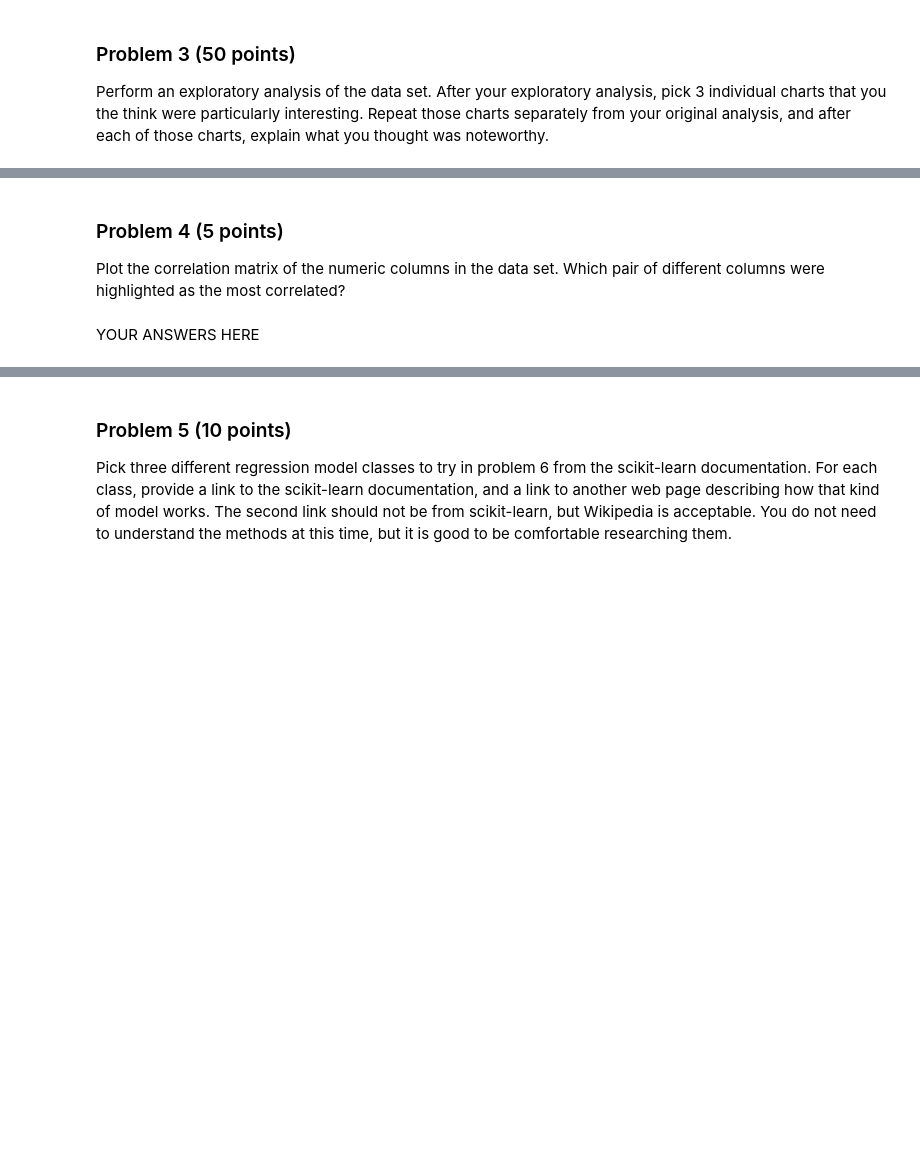
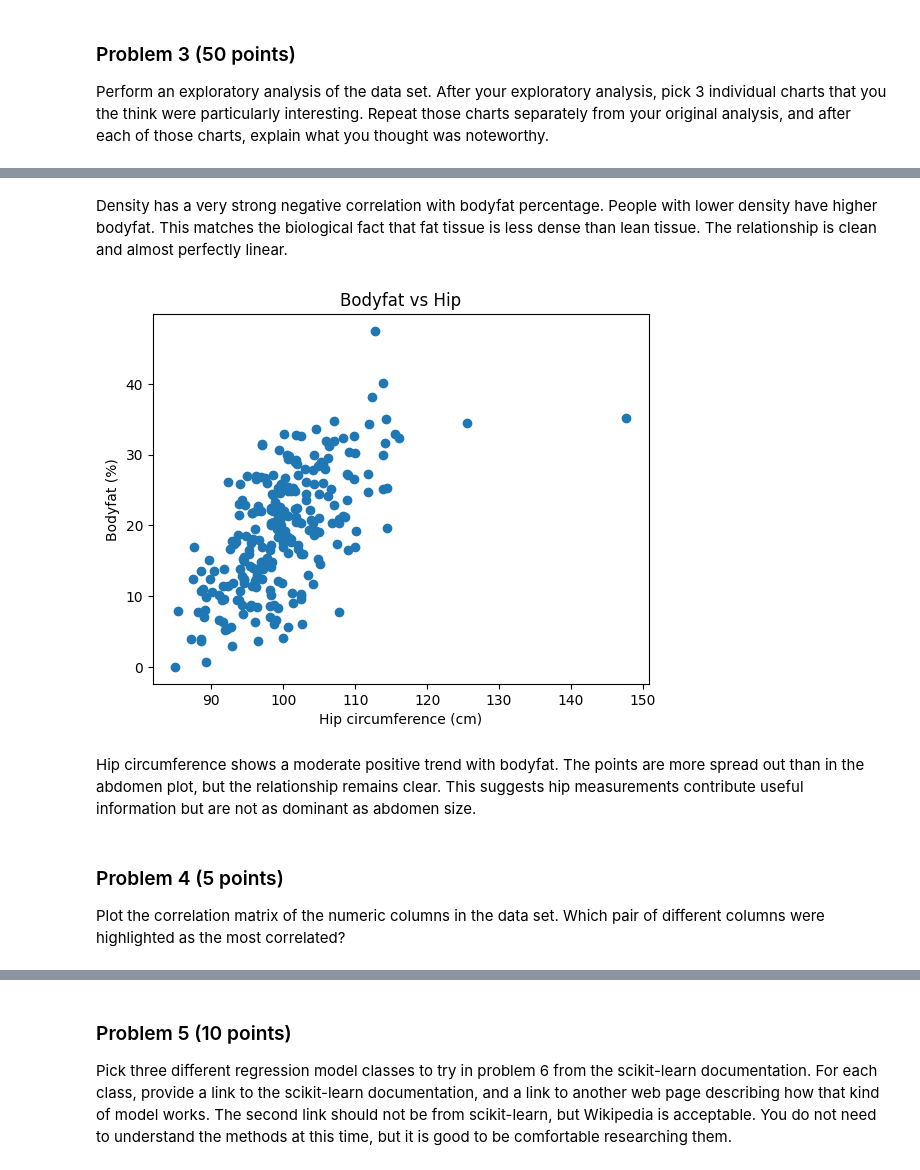
Before and after one commit to nmaldon1/dx602-final-project, a Jupyter notebook: project.ipynb, the cells around one changed output, grey strips where cells are left out. Drawn from its saved outputs; the diff is of its cells as text; code cells hidden in the pictures; blank space fills up the shorter version.

```diff
--- a/project.ipynb
+++ b/project.ipynb
@@ -131,3 +247,15 @@ YOUR ANSWERS HERE
+# %% [markdown]
+Density has a very strong negative correlation with bodyfat percentage. People with lower density have higher bodyfat. This matches the biological fact that fat tissue is less dense than lean tissue. The relationship is clean and almost perfectly linear.
+# %%
+plt.scatter(df["Hip"], df["target"])
+plt.xlabel("Hip circumference (cm)")
+plt.ylabel("Bodyfat (%)")
+plt.title("Bodyfat vs Hip")
+plt.show()
+# %% [output]
+[figure, added]
+# %% [markdown]
+Hip circumference shows a moderate positive trend with bodyfat. The points are more spread out than in the abdomen plot, but the relationship remains clear. This suggests hip measurements contribute useful information but are not as dominant as abdomen size.
 # %% [markdown]
 ### Problem 4 (5 points)
 
@@ -138,2 +263,0 @@ Which pair of different columns were highlighted as the most correlated?
-# %% [markdown]
-YOUR ANSWERS HERE
```
Also changed, not shown: parts of 37 cells of this notebook.
